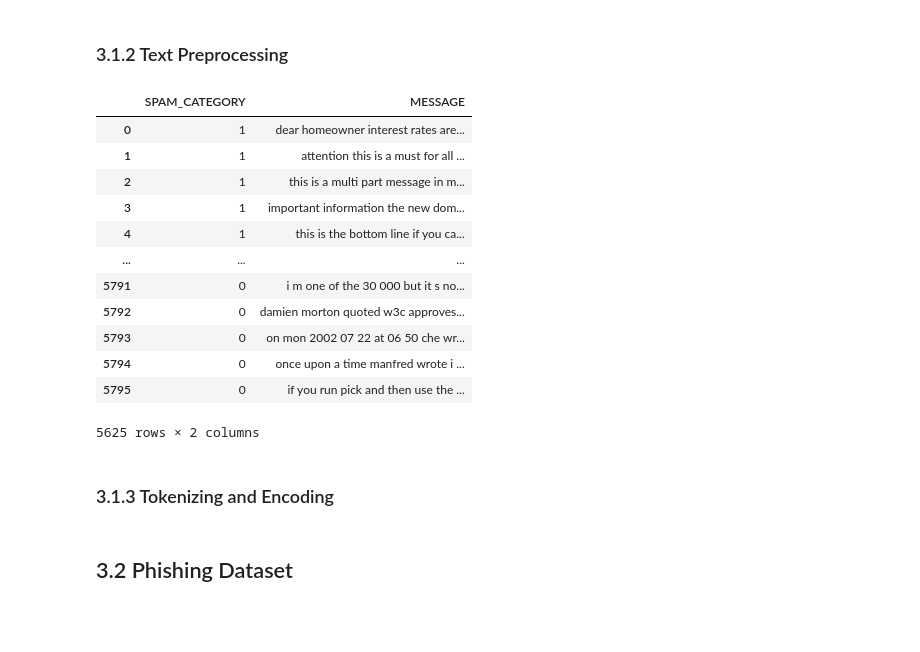
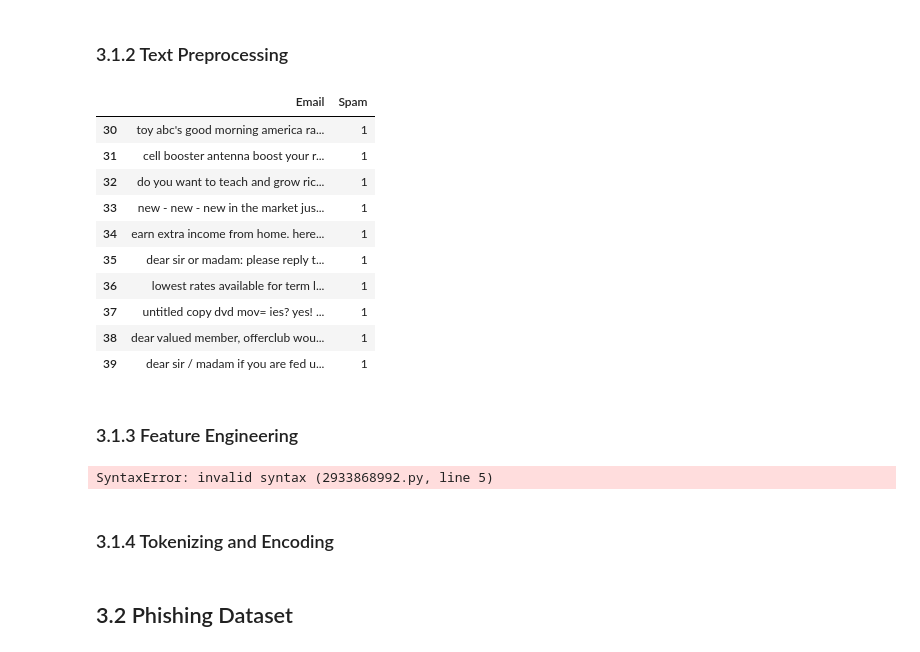
Before and after one commit to anisaftab/Spam_Email_Prediction_App, a Jupyter notebook: Honours_Project.ipynb, the cells around one changed output. Cells and saved outputs as stored; diff of their text form; code cells hidden in the pictures; blank space fills up the shorter version.

```diff
--- a/Honours_Project.ipynb
+++ b/Honours_Project.ipynb
@@ -58,14 +61,0 @@ Useful Functions
-# %%
-def preprocess(text):
-    #Convert all text to lowercase
-    text = text.lower()
-    #Removing special whitespace characters
-    text = re.sub(r"\s+", " ", text)
-
-    #Removing all punctuation from MESSAGE column
-    text = re.sub(r"\s+", " ", text)
-    text = re.sub(r'[^\w\s]|_', ' ', text)
-
-    #Trim whitespaces
-    text = text.strip()
-    return text
@@ -99,27 +117,39 @@ spam_df
 # %% [markdown]
 ### 3.1.2 Text Preprocessing
-# %%
-#TEXT PREPROCESSING
-#Removing duplicates
-spam_df = spam_df.drop_duplicates()
-
-spam_df['MESSAGE'] = spam_df['MESSAGE'].apply(preprocess)
-spam_df
-# %% [output]
-|  | SPAM_CATEGORY | MESSAGE |
-| 0 | 1 | dear homeowner interest rates are... |
-| 1 | 1 | attention this is a must for all ... |
-| 2 | 1 | this is a multi part message in m... |
-| 3 | 1 | important information the new dom... |
-| 4 | 1 | this is the bottom line if you ca... |
-| ... | ... | ... |
-| 5791 | 0 | i m one of the 30 000 but it s no... |
-| 5792 | 0 | damien morton quoted w3c approves... |
-| 5793 | 0 | on mon 2002 07 22 at 06 50 che wr... |
-| 5794 | 0 | once upon a time manfred wrote i ... |
-| 5795 | 0 | if you run pick and then use the ... |
-5625 rows × 2 columns
+# %%
+#TEXT PREPROCESSING
+spam_df['Email'] = spam_df['Email'].apply(preprocess)
+
+spam_df = spam_df[['Email','Spam']]
+
+
+#drop duplicates
+spam_df.drop_duplicates(inplace=True,ignore_index=True)
+
+spam_df[30:40]
+# %% [output]
+|  | Email | Spam |
+| 30 | toy abc's good morning america ra... | 1 |
+| 31 | cell booster antenna boost your r... | 1 |
+| 32 | do you want to teach and grow ric... | 1 |
+| 33 | new - new - new in the market jus... | 1 |
+| 34 | earn extra income from home. here... | 1 |
+| 35 | dear sir or madam: please reply t... | 1 |
+| 36 | lowest rates available for term l... | 1 |
+| 37 | untitled copy dvd mov= ies? yes! ... | 1 |
+| 38 | dear valued member, offerclub wou... | 1 |
+| 39 | dear sir / madam if you are fed u... | 1 |
+# %% [markdown]
+### 3.1.3 Feature Engineering
+# %%
+def extract_urls(text):
+
+    return text
+
+spam_df['Url Count'] = spamd_df[]
+# %% [output]
+SyntaxError: invalid syntax (2933868992.py, line 5)
 # %% [markdown]
-### 3.1.3 Tokenizing and Encoding
+### 3.1.4 Tokenizing and Encoding
 # %%
 #Naming the Features column
```
Also changed, not shown: parts of 64 cells of this notebook, 8 other files.
